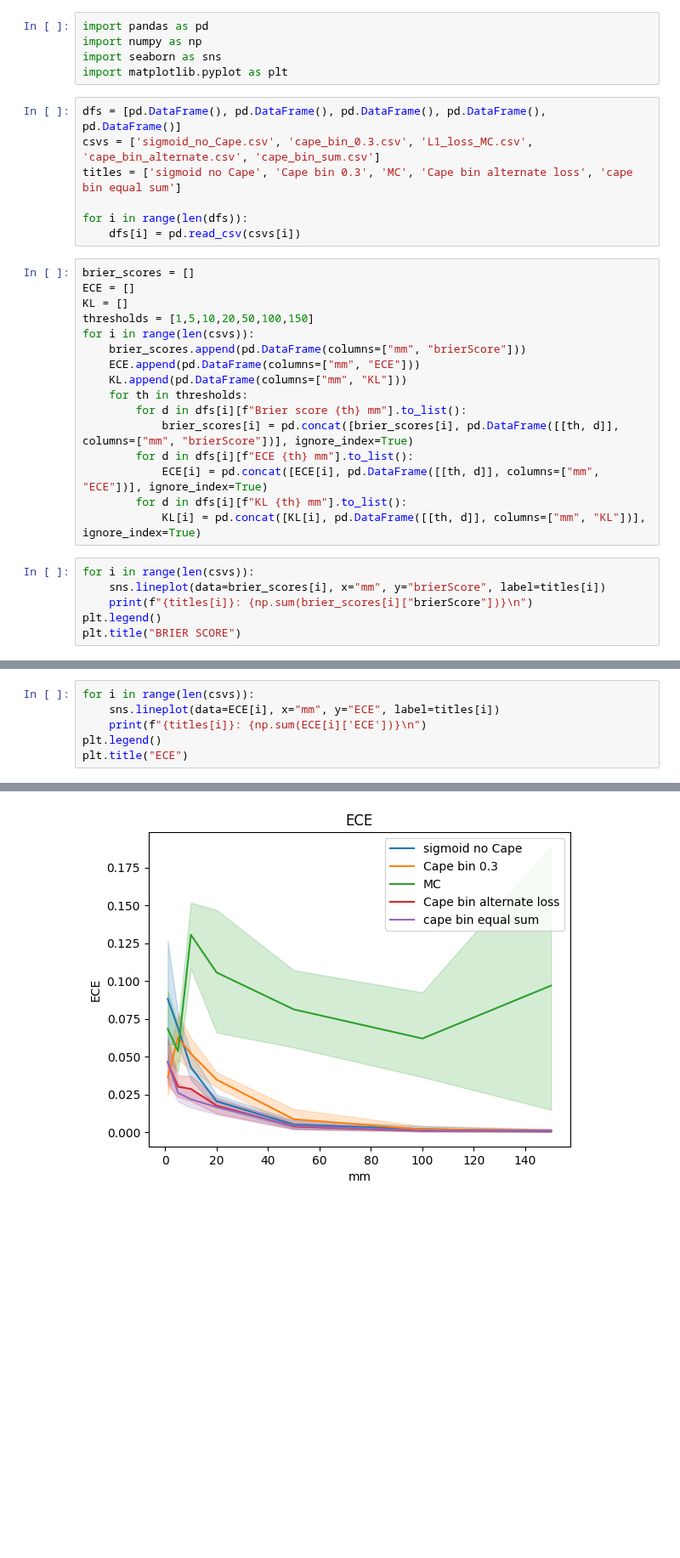
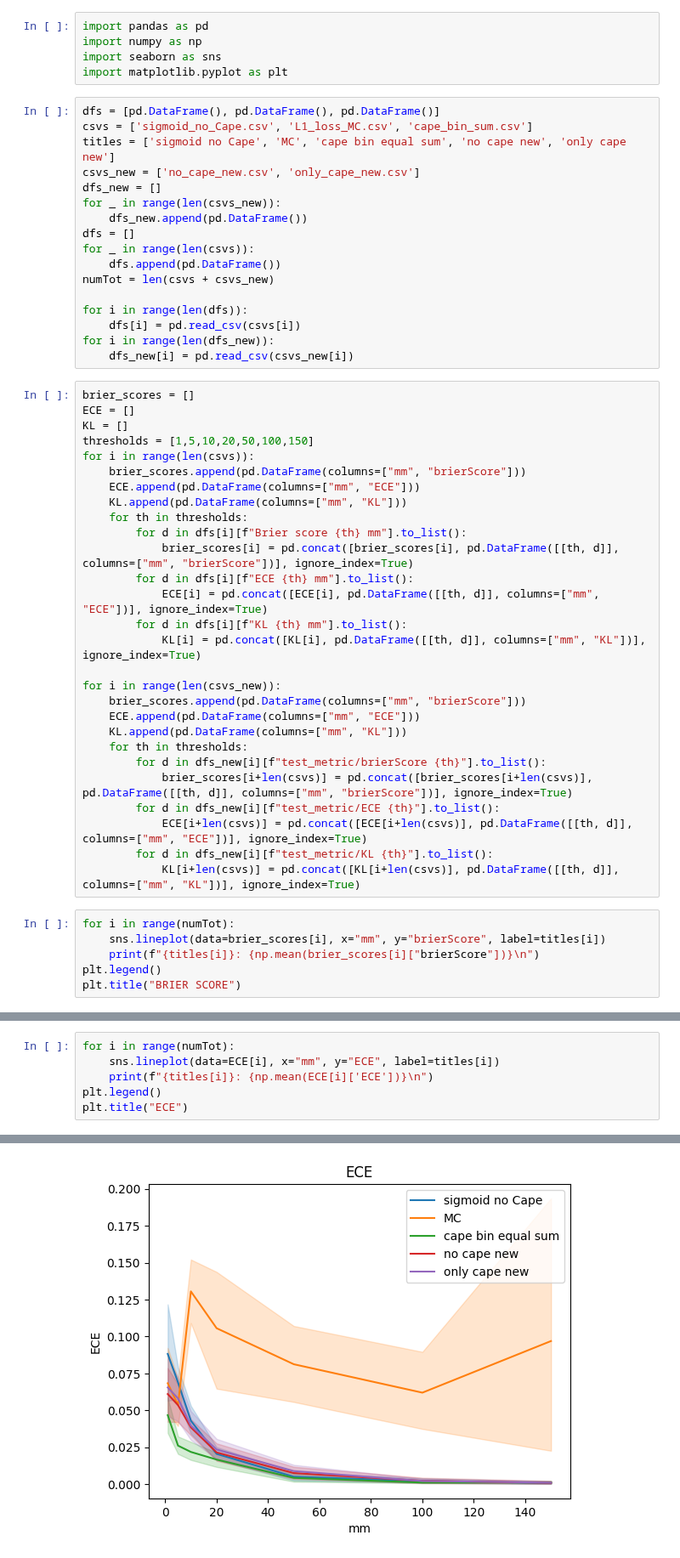
Before and after one commit to simone7monaco/rainfall-prediction, a Jupyter notebook: notebooks/plot.ipynb, the cells around one changed output, grey strips where cells are left out. Shown at 85% size. Saved outputs shown, nothing was run; the diff lists cells and outputs as text; blank space fills up the shorter version.

```diff
--- a/notebooks/plot.ipynb
+++ b/notebooks/plot.ipynb
@@ -4,12 +4,22 @@ import numpy as np
 import seaborn as sns
 import matplotlib.pyplot as plt
 # %%
-dfs = [pd.DataFrame(), pd.DataFrame(), pd.DataFrame(), pd.DataFrame(), pd.DataFrame()]
-csvs = ['sigmoid_no_Cape.csv', 'cape_bin_0.3.csv', 'L1_loss_MC.csv', 'cape_bin_alternate.csv', 'cape_bin_sum.csv']
-titles = ['sigmoid no Cape', 'Cape bin 0.3', 'MC', 'Cape bin alternate loss', 'cape bin equal sum']
+dfs = [pd.DataFrame(), pd.DataFrame(), pd.DataFrame()]
+csvs = ['sigmoid_no_Cape.csv', 'L1_loss_MC.csv', 'cape_bin_sum.csv']
+titles = ['sigmoid no Cape', 'MC', 'cape bin equal sum', 'no cape new', 'only cape new']
+csvs_new = ['no_cape_new.csv', 'only_cape_new.csv']
+dfs_new = []
+for _ in range(len(csvs_new)):
+	dfs_new.append(pd.DataFrame())
+dfs = []
+for _ in range(len(csvs)):
+	dfs.append(pd.DataFrame())
+numTot = len(csvs + csvs_new)
 
 for i in range(len(dfs)):
 	dfs[i] = pd.read_csv(csvs[i])
+for i in range(len(dfs_new)):
+	dfs_new[i] = pd.read_csv(csvs_new[i])
 # %%
 brier_scores = []
 ECE = []
@@ -26,10 +36,22 @@ for i in range(len(csvs)):
             ECE[i] = pd.concat([ECE[i], pd.DataFrame([[th, d]], columns=["mm", "ECE"])], ignore_index=True)
         for d in dfs[i][f"KL {th} mm"].to_list():
             KL[i] = pd.concat([KL[i], pd.DataFrame([[th, d]], columns=["mm", "KL"])], ignore_index=True)
+
+for i in range(len(csvs_new)):
+    brier_scores.append(pd.DataFrame(columns=["mm", "brierScore"]))
+    ECE.append(pd.DataFrame(columns=["mm", "ECE"]))
+    KL.append(pd.DataFrame(columns=["mm", "KL"]))
+    for th in thresholds:
+        for d in dfs_new[i][f"test_metric/brierScore {th}"].to_list():
+            brier_scores[i+len(csvs)] = pd.concat([brier_scores[i+len(csvs)], pd.DataFrame([[th, d]], columns=["mm", "brierScore"])], ignore_index=True)
+        for d in dfs_new[i][f"test_metric/ECE {th}"].to_list():
+            ECE[i+len(csvs)] = pd.concat([ECE[i+len(csvs)], pd.DataFrame([[th, d]], columns=["mm", "ECE"])], ignore_index=True)
+        for d in dfs_new[i][f"test_metric/KL {th}"].to_list():
+            KL[i+len(csvs)] = pd.concat([KL[i+len(csvs)], pd.DataFrame([[th, d]], columns=["mm", "KL"])], ignore_index=True)
 # %%
-for i in range(len(csvs)):
+for i in range(numTot):
 	sns.lineplot(data=brier_scores[i], x="mm", y="brierScore", label=titles[i])
-	print(f"{titles[i]}: {np.sum(brier_scores[i]["brierScore"])}\n")
+	print(f"{titles[i]}: {np.mean(brier_scores[i]["brierScore"])}\n")
 plt.legend()
 plt.title("BRIER SCORE")
 # %% [output]
@@ -47,7 +69,7 @@ Text(0.5, 1.0, 'BRIER SCORE')
 # %%
-for i in range(len(csvs)):
+for i in range(numTot):
 	sns.lineplot(data=ECE[i], x="mm", y="ECE", label=titles[i])
-	print(f"{titles[i]}: {np.sum(ECE[i]['ECE'])}\n")
+	print(f"{titles[i]}: {np.mean(ECE[i]['ECE'])}\n")
 plt.legend()
 plt.title("ECE")
 # %% [output]
@@ -63,3 +85,3 @@ cape bin equal sum: 1.0587914797181408
 Text(0.5, 1.0, 'ECE')
-[figure, old version]
+[figure, new version]
 # %%
```
Also changed, not shown: parts of 5 cells of this notebook, 4 other files.
